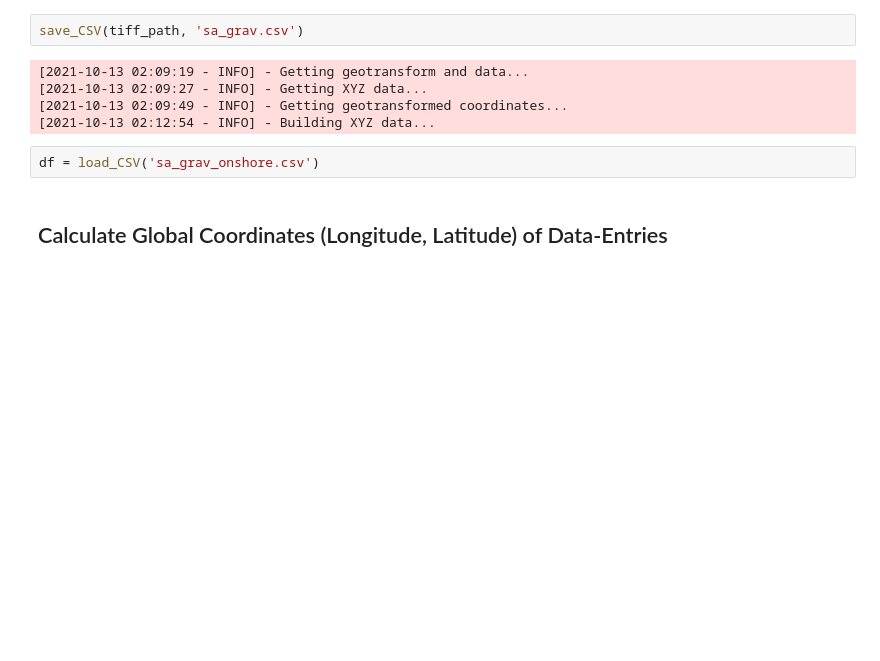
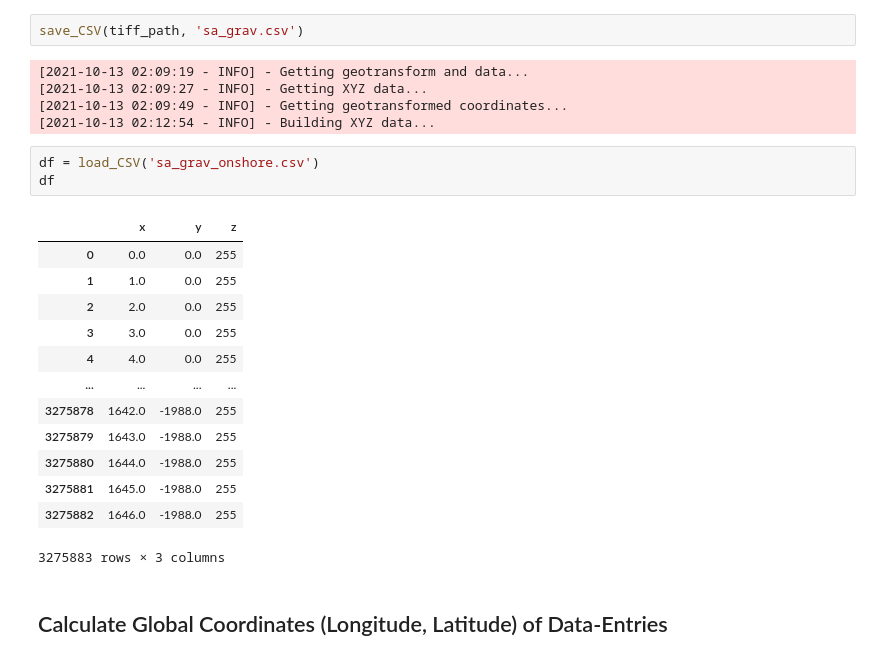
Before and after one commit to Abdallah-M-Ali/mman4020_Data_Driven_Mineralisation_Mapping, a Jupyter notebook: docs/preprocess.ipynb, the cells around one changed output. Drawn from its saved outputs; the diff is of its cells as text; blank space fills up the shorter version.

```diff
--- a/docs/preprocess.ipynb
+++ b/docs/preprocess.ipynb
@@ -107,6 +107,21 @@ save_CSV(tiff_path, 'sa_grav.csv')
 [2021-10-13 02:12:54 - INFO] - Building XYZ data...
 # %%
 df = load_CSV('sa_grav_onshore.csv')
+df
+# %% [output]
+|  | x | y | z |
+| 0 | 0.0 | 0.0 | 255 |
+| 1 | 1.0 | 0.0 | 255 |
+| 2 | 2.0 | 0.0 | 255 |
+| 3 | 3.0 | 0.0 | 255 |
+| 4 | 4.0 | 0.0 | 255 |
+| ... | ... | ... | ... |
+| 3275878 | 1642.0 | -1988.0 | 255 |
+| 3275879 | 1643.0 | -1988.0 | 255 |
+| 3275880 | 1644.0 | -1988.0 | 255 |
+| 3275881 | 1645.0 | -1988.0 | 255 |
+| 3275882 | 1646.0 | -1988.0 | 255 |
+3275883 rows × 3 columns
 # %% [markdown]
 ## Calculate Global Coordinates (Longitude, Latitude) of Data-Entries
 # %%
```
